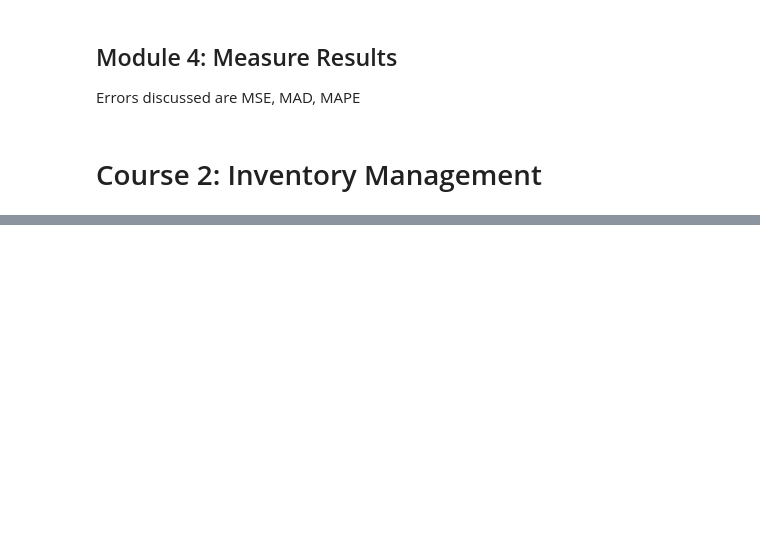
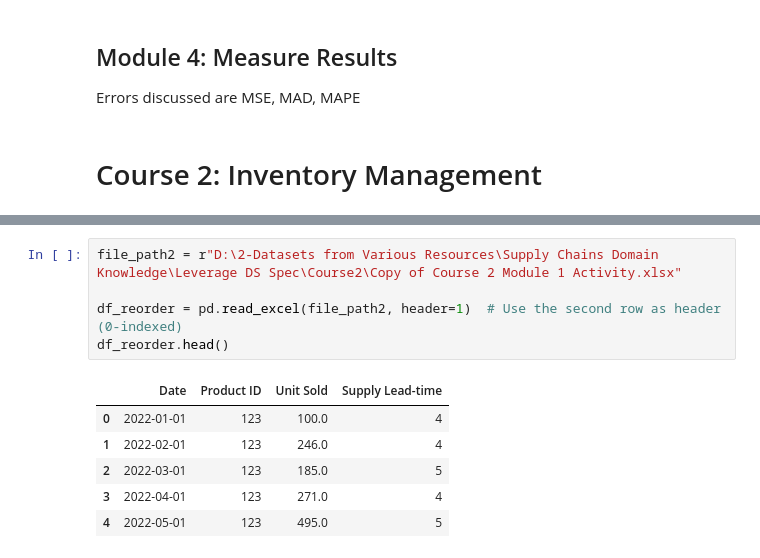
Before and after one commit to laithrasheed/Data-Science-Projects, a Jupyter notebook: Supply Chains Domain Knowledge/Coursera Specialization - Leverage Data Science for a More Agile Supply Chain/Practical notes with numeric data.ipynb, the cells around one changed output, grey strips where cells are left out. Cells and saved outputs as stored; diff of their text form; blank space fills up the shorter version.

```diff
--- a/Supply Chains Domain Knowledge/Coursera Specialization - Leverage Data Science for a More Agile Supply Chain/Practical notes with numeric data.ipynb
+++ b/Supply Chains Domain Knowledge/Coursera Specialization - Leverage Data Science for a More Agile Supply Chain/Practical notes with numeric data.ipynb
@@ -259,0 +264,12 @@ Errors discussed are MSE, MAD, MAPE
+# %%
+file_path2 = r"D:\2-Datasets from Various Resources\Supply Chains Domain Knowledge\Leverage DS Spec\Course2\Copy of Course 2 Module 1 Activity.xlsx"
+
+df_reorder = pd.read_excel(file_path2, header=1)  # Use the second row as header (0-indexed)
+df_reorder.head()
+# %% [output]
+|  | Date | Product ID | Unit Sold | Supply Lead-time |
+| 0 | 2022-01-01 | 123 | 100.0 | 4 |
+| 1 | 2022-02-01 | 123 | 246.0 | 4 |
+| 2 | 2022-03-01 | 123 | 185.0 | 5 |
+| 3 | 2022-04-01 | 123 | 271.0 | 4 |
+| 4 | 2022-05-01 | 123 | 495.0 | 5 |
```
Also changed, not shown: parts of 4 cells of this notebook, 2 other files.
